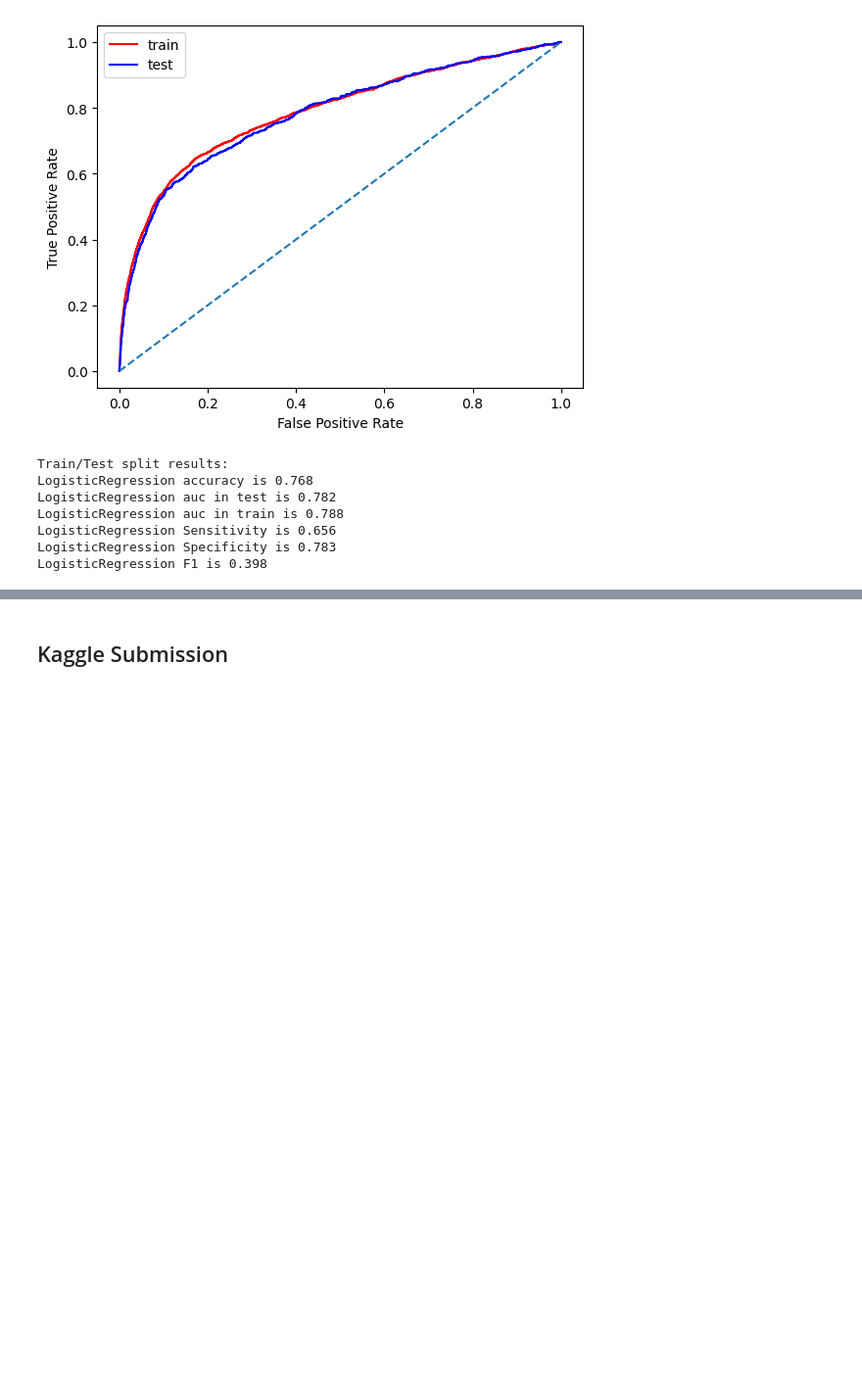
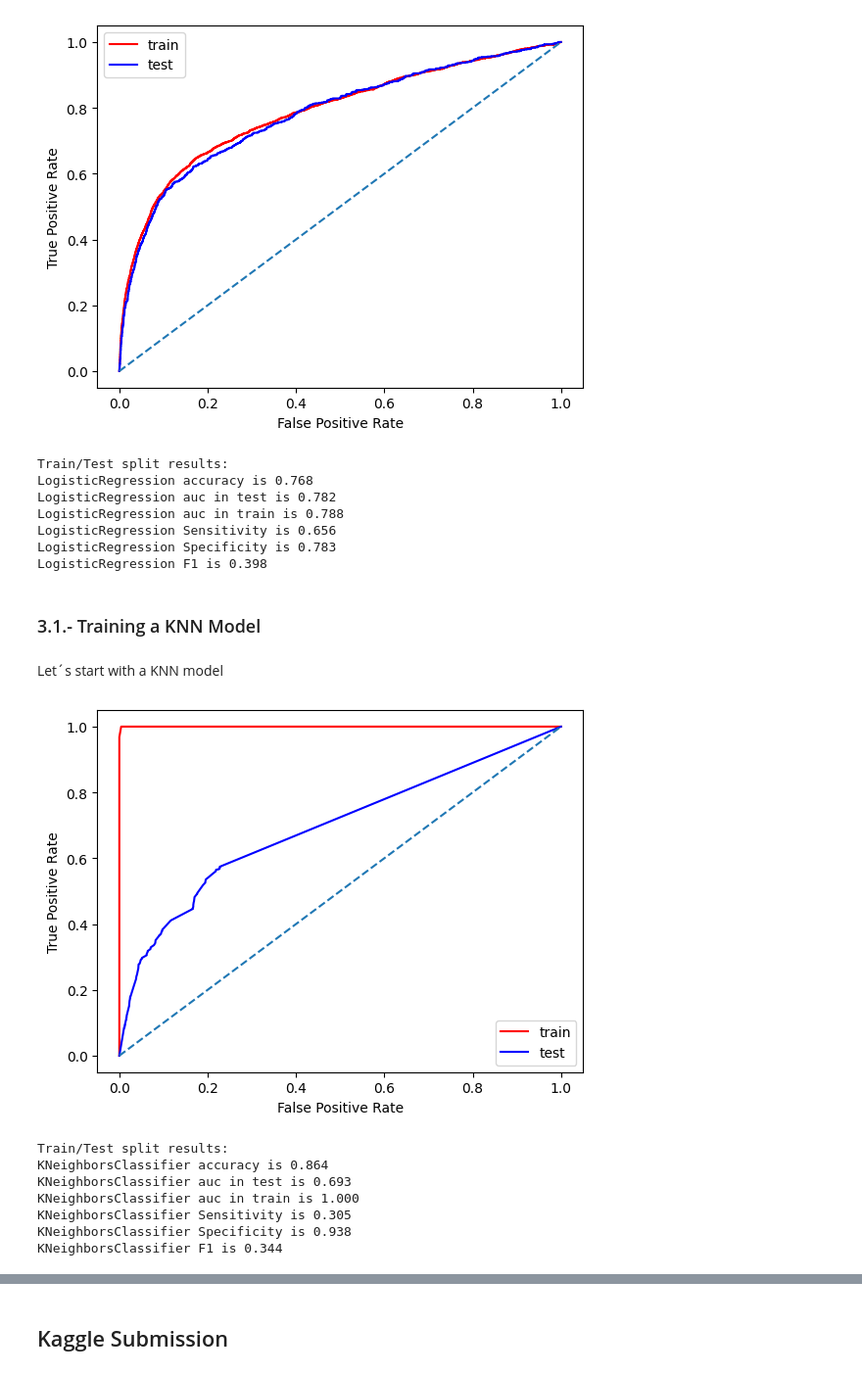
Before and after one commit to marcemir/MLAdvancedProject, a Jupyter notebook: 2410_kaggle_bank_campaingMarcelo.ipynb, the cells around one changed output, grey strips where cells are left out. Shown at 98% size. Saved outputs shown, nothing was run; the diff lists cells and outputs as text; code cells hidden in the pictures; blank space fills up the shorter version.

Commit message:
feat: KNN model + hyperparameter tunning

```diff
--- a/2410_kaggle_bank_campaingMarcelo.ipynb
+++ b/2410_kaggle_bank_campaingMarcelo.ipynb
@@ -931,3 +936,31 @@ LogisticRegression F1 is 0.398
 # %%
 # Change the model name
 model_rl_6 = best_rl_model
+# %% [markdown]
+### 3.1.- Training a KNN Model
+# %% [markdown]
+Let´s start with a KNN model
+# %%
+from sklearn.neighbors import KNeighborsClassifier
+
+# Define model
+knn_model1 = KNeighborsClassifier(n_neighbors=3,
+                                metric= 'hamming',
+                                weights = 'distance') # 'uniform')
+
+# Train model
+
+knn_model1.fit(X_train_transformed_df, y_train)
+
+
+# Compute metrics
+compute_metrics(knn_model1, X_train_transformed_df, y_train, X_test_transformed_df, y_test, trh = 0.5)
+# %% [output]
+[figure, added]
+Train/Test split results:
+KNeighborsClassifier accuracy is 0.864
+KNeighborsClassifier auc in test is 0.693
+KNeighborsClassifier auc in train is 1.000
+KNeighborsClassifier Sensitivity is 0.305
+KNeighborsClassifier Specificity is 0.938
+KNeighborsClassifier F1 is 0.344
```
Also changed, not shown: parts of 15 cells of this notebook, 1 other file.
